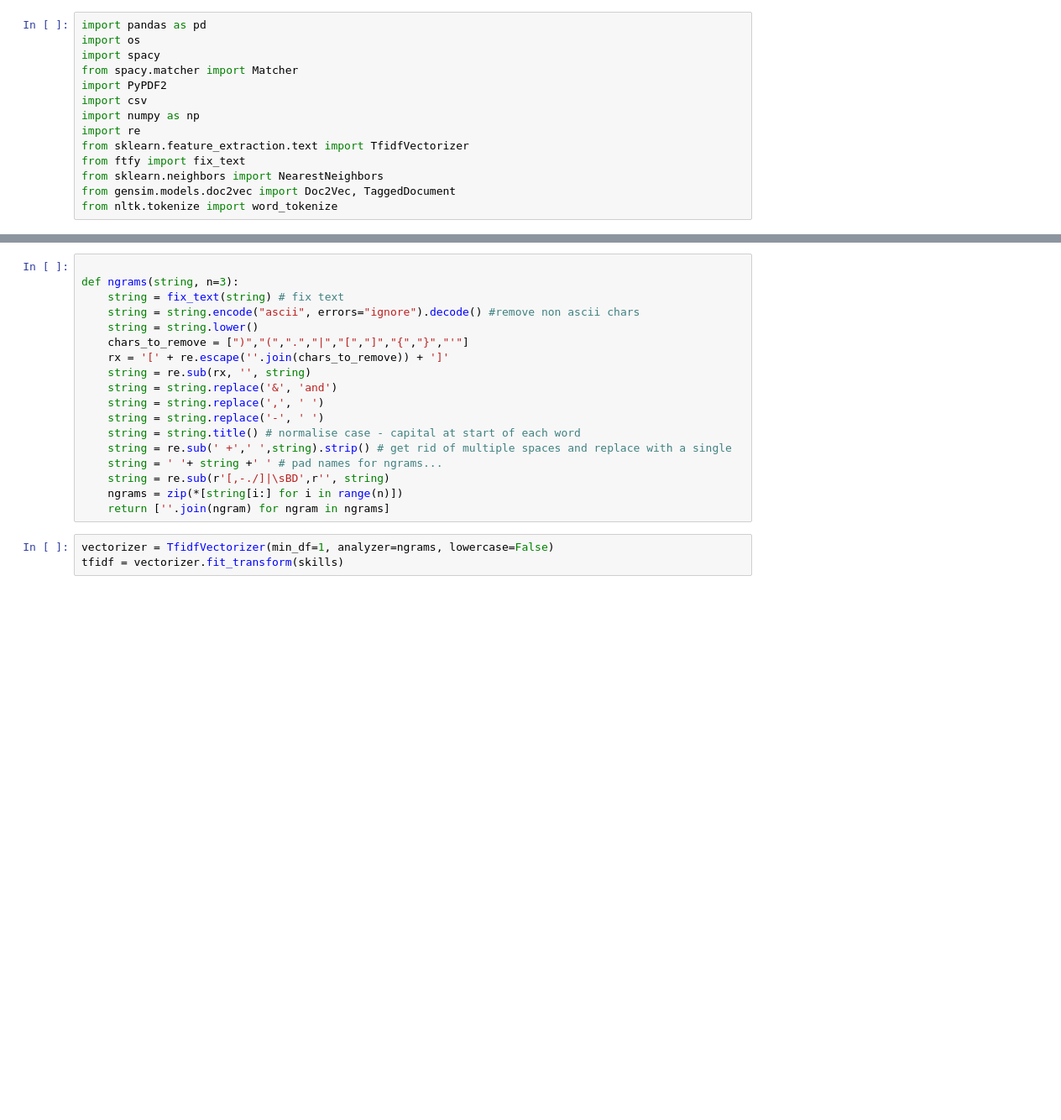
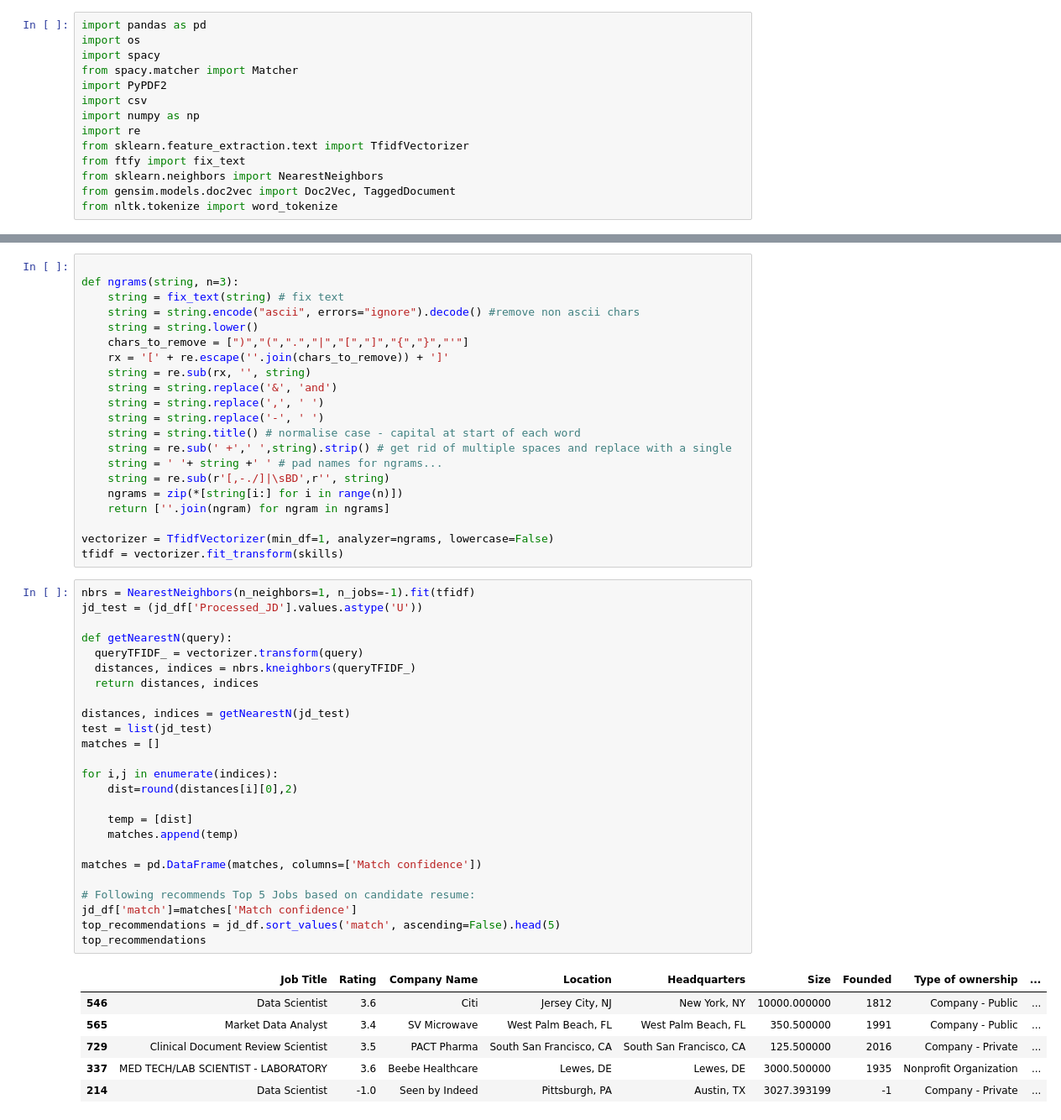
Before and after one commit to AyseTheArk/Job-Recommender-System, a Jupyter notebook: Recommender/jobrec.ipynb, the cells around one changed output, grey strips where cells are left out. Shown at 84% size. Cells and saved outputs as stored; diff of their text form; blank space fills up the shorter version.

```diff
--- a/Recommender/jobrec.ipynb
+++ b/Recommender/jobrec.ipynb
@@ -71,6 +72,38 @@ def ngrams(string, n=3):
     string = re.sub(r'[,-./]|\sBD',r'', string)
     ngrams = zip(*[string[i:] for i in range(n)])
     return [''.join(ngram) for ngram in ngrams]
+
+vectorizer = TfidfVectorizer(min_df=1, analyzer=ngrams, lowercase=False)
+tfidf = vectorizer.fit_transform(skills)
-# %%
-vectorizer = TfidfVectorizer(min_df=1, analyzer=ngrams, lowercase=False)
-tfidf = vectorizer.fit_transform(skills)
+# %%
+nbrs = NearestNeighbors(n_neighbors=1, n_jobs=-1).fit(tfidf)
+jd_test = (jd_df['Processed_JD'].values.astype('U'))
+
+def getNearestN(query):
+  queryTFIDF_ = vectorizer.transform(query)
+  distances, indices = nbrs.kneighbors(queryTFIDF_)
+  return distances, indices
+
+distances, indices = getNearestN(jd_test)
+test = list(jd_test)
+matches = []
+
+for i,j in enumerate(indices):
+    dist=round(distances[i][0],2)
+
+    temp = [dist]
+    matches.append(temp)
+
+matches = pd.DataFrame(matches, columns=['Match confidence'])
+
+# Following recommends Top 5 Jobs based on candidate resume:
+jd_df['match']=matches['Match confidence']
+top_recommendations = jd_df.sort_values('match', ascending=False).head(5)
+top_recommendations
+# %% [output]
+|  | Job Title | Rating | Company Name | Location | Headquarters | Size | Founded | Type of ownership | ... |
+| 546 | Data Scientist | 3.6 | Citi | Jersey City, NJ | New York, NY | 10000.000000 | 1812 | Company - Public | ... |
+| 565 | Market Data Analyst | 3.4 | SV Microwave | West Palm Beach, FL | West Palm Beach, FL | 350.500000 | 1991 | Company - Public | ... |
+| 729 | Clinical Document Review Scientist | 3.5 | PACT Pharma | South San Francisco, CA | South San Francisco, CA | 125.500000 | 2016 | Company - Private | ... |
+| 337 | MED TECH/LAB SCIENTIST - LABORATORY | 3.6 | Beebe Healthcare | Lewes, DE | Lewes, DE | 3000.500000 | 1935 | Nonprofit Organization | ... |
+| 214 | Data Scientist | -1.0 | Seen by Indeed | Pittsburgh, PA | Austin, TX | 3027.393199 | -1 | Company - Private | ... |
```
Also changed, not shown: parts of 11 cells of this notebook.
